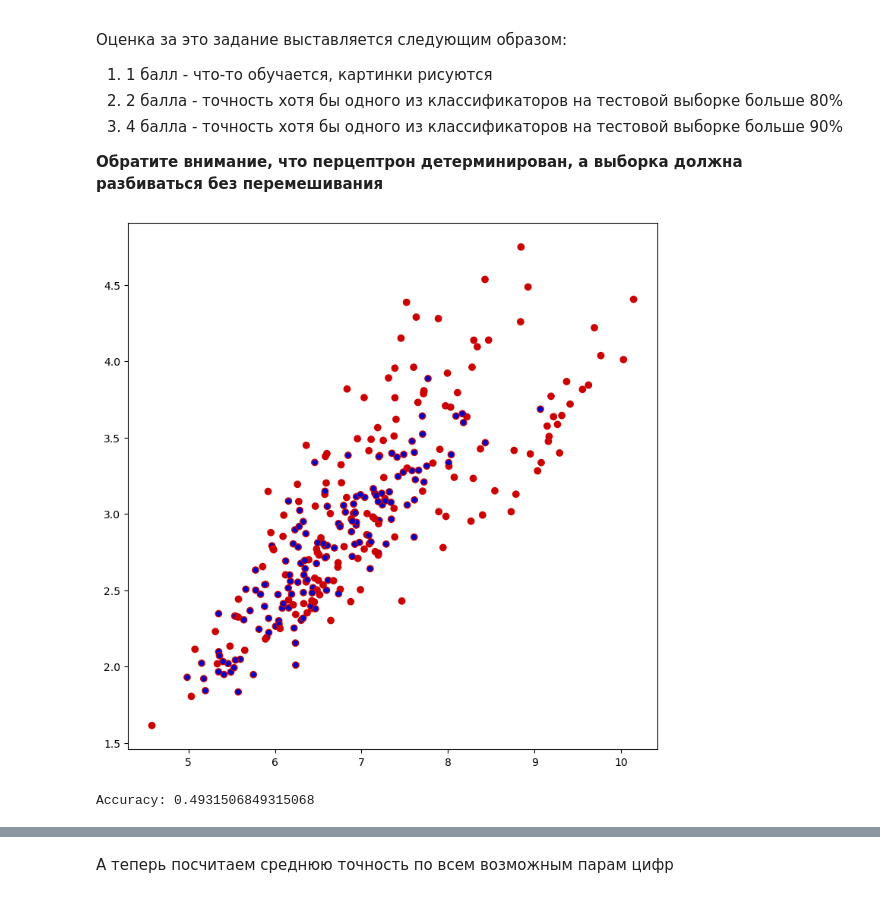
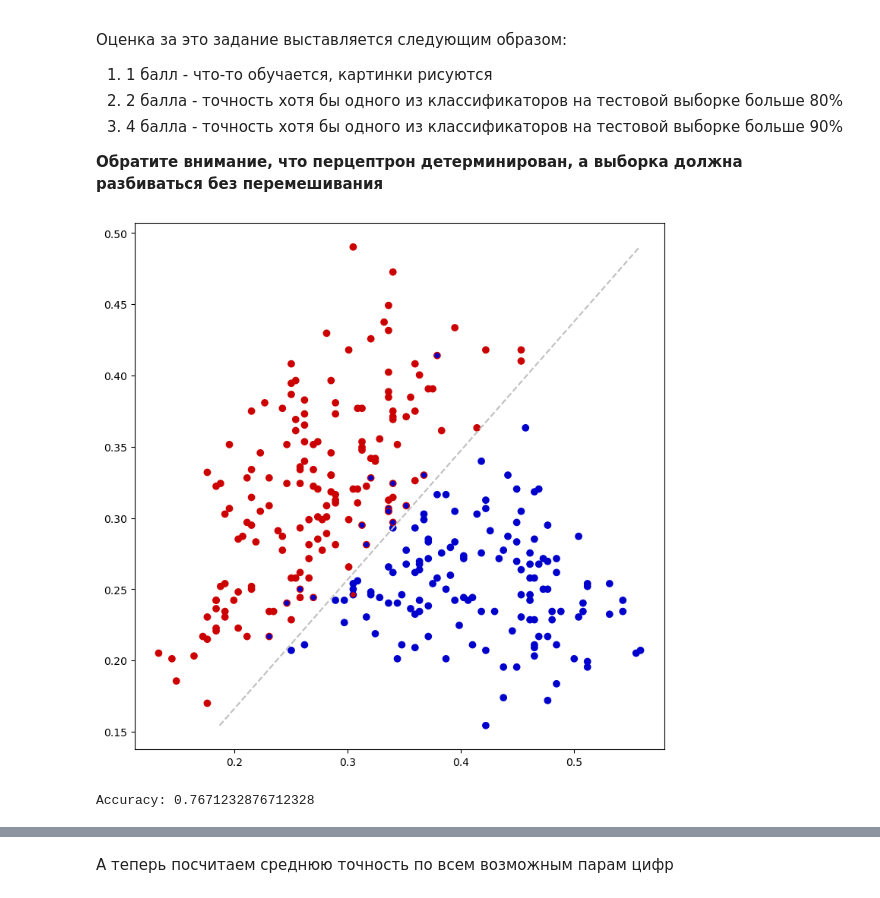
Before and after one commit to asurkis/sem9-ml-hw4, a Jupyter notebook: hw04_task.ipynb, the cells around one changed output, grey strips where cells are left out. Cells and saved outputs as stored; diff of their text form; code cells hidden in the pictures.

```diff
--- a/hw04_task.ipynb
+++ b/hw04_task.ipynb
@@ -93,6 +93,8 @@ class Perceptron:
 
         self.iterations = iterations
         self.w = None
+        self.ymin = None
+        self.ymax = None
 
 
     def _fit_step(self, X: np.ndarray, y: np.ndarray):
@@ -121,7 +123,9 @@ class Perceptron:
             Набор меток классов для данных.
 
         """
-        yh = 2 * y - 1
+        self.ymin = y.min()
+        self.ymax = y.max()
+        yh = (y != self.ymin) * 2 - 1
         Xh = np.hstack((np.tile(1, (X.shape[0], 1)), X))
         self._fit(Xh, yh)
 
@@ -143,7 +147,7 @@ class Perceptron:
 
         """
         real = self.w[0] + X @ self.w[1:].T
-        return (np.sign(real) + 1) // 2
+        return (np.sign(real) + 1) // 2 * (self.ymax - self.ymin) + self.ymin
 # %% [markdown]
 Посмотрим на то, как наш перцептрон справляется с различными наборами данных
 # %%
@@ -253,13 +253,12 @@ def transform_images(images: np.ndarray) -> np.ndarray:
         Её размерность: (n_images, 2).
     """
 
-    # Представляем images как плотность двумерной вероятности некоторой величины.
-    # Посчитаем дисперсию этой величины.
-    ch = (images.mean(axis=2) * np.arange(images.shape[1]).reshape((1, -1))).mean(axis=1)
-    cw = (images.mean(axis=1) * np.arange(images.shape[2]).reshape((1, -1))).mean(axis=1)
-    Dh = (images.mean(axis=2) * np.arange(images.shape[1]).reshape((1, -1)) ** 2).mean(axis=1) - ch ** 2
-    Dw = (images.mean(axis=1) * np.arange(images.shape[2]).reshape((1, -1)) ** 2).mean(axis=1) - cw ** 2
-    return np.stack((Dh + Dw, Dw)).T
+    # Возьмём сумму вертикального и горизонтального центров,
+    # этого должно хватить
+    _, ih, iw = images.shape
+    sv = images[:, : ih // 4, :].mean(axis=(1, 2))
+    sh = images[:, ih // 4 : 3 * ih // 4, :].mean(axis=(1, 2))
+    return np.stack((sv, sh)).T
 # %%
 def get_digits(y0=1, y1=5):
     data = datasets.load_digits()
@@ -285,14 +284,14 @@ X, y = get_digits()
 
 X_train, X_test, y_train, y_test = train_test_split(X, y, train_size=0.8, shuffle=False)
 # %%
-c = Perceptron(iterations=1000)
-# c = Perceptron(iterations=100000)
+# c = Perceptron(iterations=0)
+c = Perceptron(iterations=100000)
 c.fit(X_train, y_train)
 visualize(X_train, y_train, np.array(c.predict(X_train)), c.w)
 print("Accuracy:", np.mean(c.predict(X_test) == y_test))
 # %% [output]
-[figure, old version]
+[figure, new version]
-Accuracy: 0.4931506849315068
+Accuracy: 0.7671232876712328
 # %%
 c = PerceptronBest(iterations=100000)
 c.fit(X_train, y_train)
```
Also changed, not shown: parts of 8 cells of this notebook, 1 other file.
